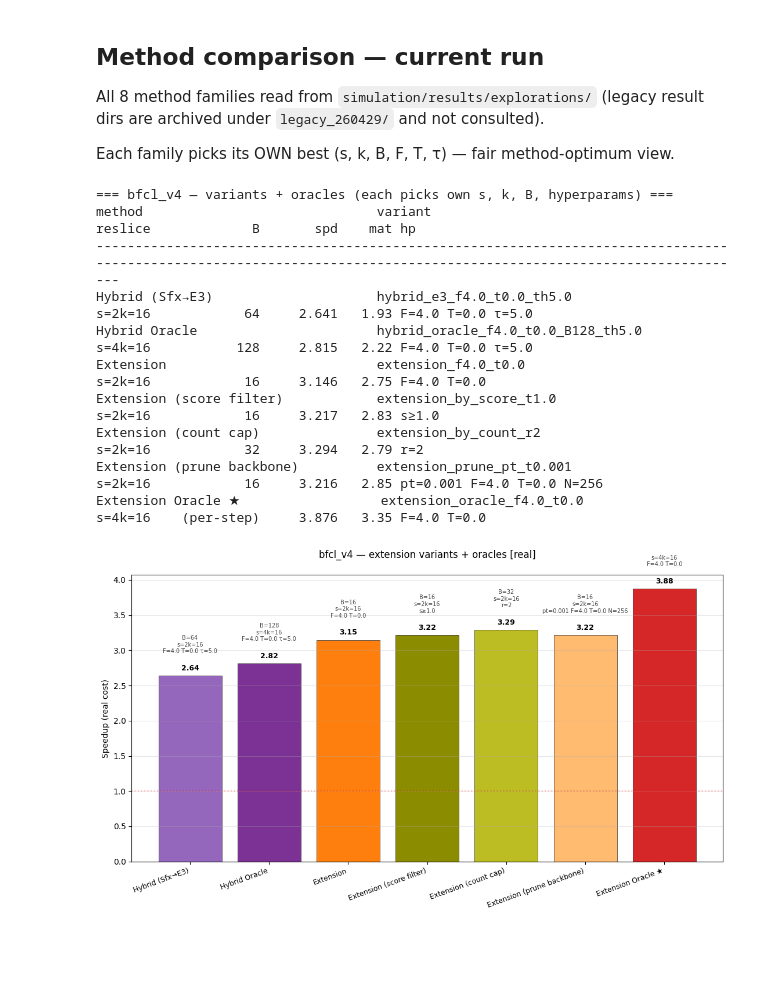
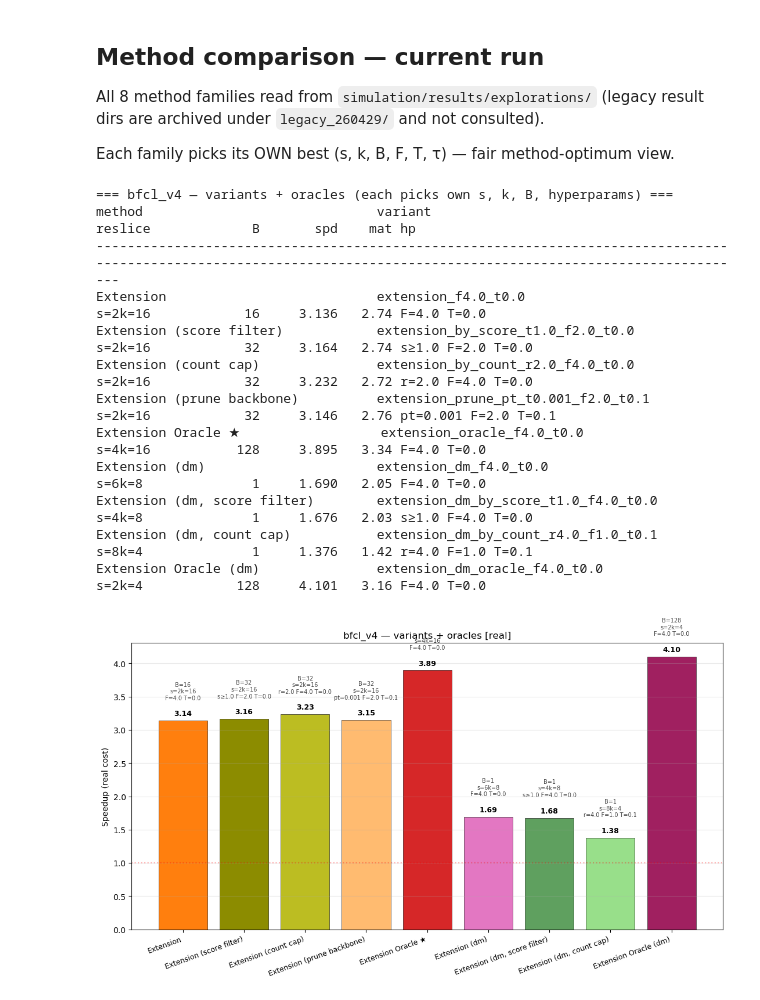
Before and after one commit to xogusrns123/advance-spec, a Jupyter notebook: simulation/notebooks/compare_methods.ipynb, the cells around one changed output. Drawn from its saved outputs; the diff is of its cells as text; code cells hidden in the pictures; blank space fills up the shorter version.

```diff
--- a/simulation/notebooks/compare_methods.ipynb
+++ b/simulation/notebooks/compare_methods.ipynb
@@ -481,25 +641,7 @@ for i, r in mdf_mat.iterrows():
     sub = bar_sub_label(r["family"], r["hp"], r["best_budget"], r.get("sk_tag"))
     if sub:
         ax.text(i, mat + 0.30, sub, ha="center", va="bottom",
-                fontsize=7, color="#444")
-
-# Gap arrow on MAT (oracle vs hybrid)
-fams = list(mdf_mat["family"].values)
-mats = list(mdf_mat["mat"].values)
-ext_or_idx = next((i for i, f in enumerate(fams) if f == "extension_oracle"), None)
-hyb_picks = [(mats[i], i) for i, f in enumerate(fams) if f in HYB_FAMS]
-if ext_or_idx is not None and hyb_picks:
-    h_mat, h_idx = max(hyb_picks)
-    e_mat = mats[ext_or_idx]
-    pct = (e_mat / h_mat - 1) * 100
-    x_lo, x_hi = sorted([h_idx, ext_or_idx])
-    ax.hlines(h_mat, x_lo - 0.4, x_hi + 0.4, colors="red", linestyles="--", alpha=0.8, linewidth=1.5)
-    ax.hlines(e_mat, x_lo - 0.4, x_hi + 0.4, colors="red", linestyles="--", alpha=0.8, linewidth=1.5)
-    arrow_x = x_hi + 0.6
-    ax.annotate("", xy=(arrow_x, e_mat), xytext=(arrow_x, h_mat),
-                arrowprops=dict(arrowstyle="<->", color="red", lw=2))
-    ax.text(arrow_x + 0.15, (h_mat + e_mat) / 2, f"{pct:+.1f}%",
-            ha="left", va="center", color="red", fontsize=11, fontweight="bold")
+                fontsize=7, color="#444444")
 
 ax.set_xticks(x)
 ax.set_xticklabels(mdf_mat["pretty"], rotation=35, ha="right", fontsize=9)
@@ -700,11 +817,15 @@ _metric_suffix = _METRIC_SUFFIX
 import re as _re
 
 CURRENT_DIR = Path('../results/explorations')
-ENROLLED_FAMILIES = [
-    'hybrid_e3', 'hybrid_oracle',
+# Variant chart shows ONLY extension-family methods (eagle3-base + dm-base).
+# Hybrids and single proposers are excluded by design — see §3-§6 for those.
+_ENROLLED_FULL = [
     'extension', 'extension_oracle',
     'extension_by_score', 'extension_by_count', 'extension_prune_pt',
+    'extension_dm', 'extension_dm_oracle',
+    'extension_dm_by_score', 'extension_dm_by_count',
 ]
+ENROLLED_FAMILIES = [f for f in _ENROLLED_FULL if f not in HIDDEN_FAMILIES]
 
 _v_records = []
 if not CURRENT_DIR.exists():
@@ -762,10 +883,13 @@ v_best = (v_all.sort_values('speedup', ascending=False)
 v_best['color'] = v_best['family'].map(FAMILY_COLOR).fillna('#cccccc')
 
 # Order: hybrid_e3 → hybrid_oracle → extension → variants → extension_oracle
-_order = ['hybrid_e3', 'hybrid_oracle',
-          'extension',
-          'extension_by_score', 'extension_by_count', 'extension_prune_pt',
-          'extension_oracle']
+_order_full = ['extension',
+               'extension_by_score', 'extension_by_count', 'extension_prune_pt',
+               'extension_oracle',
+               'extension_dm',
+               'extension_dm_by_score', 'extension_dm_by_count',
+               'extension_dm_oracle']
+_order = [f for f in _order_full if f not in HIDDEN_FAMILIES]
 v_best['_o'] = v_best['family'].map(
     {f: i for i, f in enumerate(_order)}).fillna(99)
 v_best = v_best.sort_values('_o').drop(columns='_o').reset_index(drop=True)
@@ -783,39 +907,41 @@ for _, r in v_best.iterrows():
 fig, ax = plt.subplots(figsize=(max(11, len(v_best) * 1.05), 6.5))
 x = np.arange(len(v_best))
 ax.bar(x, v_best['speedup'].values, color=v_best['color'].values,
        edgecolor='black', linewidth=0.4)
 for i, r in v_best.iterrows():
     spd = r['speedup']
     ax.text(i, spd + 0.05, f"{spd:.2f}",
             ha='center', va='bottom', fontsize=9, fontweight='bold')
     sub_parts = []
     bv = r['best_budget']
     # Skip B label for extension_oracle (per-step picker)
     if r['family'] != 'extension_oracle':
         sub_parts.append(f"B={bv}")
     if r['sk_tag'] != '?':
         sub_parts.append(r['sk_tag'])
     if r.get('hp'):
         sub_parts.append(r['hp'])
     ax.text(i, spd + 0.30, '\n'.join(sub_parts), ha='center', va='bottom',
-            fontsize=7, color='#444')
+            fontsize=7, color='#444444')
 ax.axhline(y=1.0, color='red', linestyle=':', alpha=0.3)
 ax.set_xticks(x)
 ax.set_xticklabels(v_best['pretty'].values, rotation=20, ha='right', fontsize=9)
 ax.set_ylabel(f'Speedup ({SPEEDUP_METRIC} cost)')
 ax.set_title(f'{WORKLOAD} — variants + oracles [{SPEEDUP_METRIC}]')
 ax.grid(axis='y', alpha=0.3)
 plt.tight_layout()
 plt.show()
 # %% [output]
 === bfcl_v4 — variants + oracles (each picks own s, k, B, hyperparams) ===
 method                              variant                                        reslice             B       spd    mat hp
 ---------------------------------------------------------------------------------------------------------------------------------------------------------------------
-Hybrid (Sfx→E3)                     hybrid_e3_f4.0_t0.0_th5.0                      s=2k=16            64     2.641   1.93 F=4.0 T=0.0 τ=5.0
-Hybrid Oracle                       hybrid_oracle_f4.0_t0.0_B128_th5.0             s=4k=16           128     2.815   2.22 F=4.0 T=0.0 τ=5.0
-Extension                           extension_f4.0_t0.0                            s=2k=16            16     3.146   2.75 F=4.0 T=0.0
-Extension (score filter)            extension_by_score_t1.0                        s=2k=16            16     3.217   2.83 s≥1.0
-Extension (count cap)               extension_by_count_r2                          s=2k=16            32     3.294   2.79 r=2
-Extension (prune backbone)          extension_prune_pt_t0.001                      s=2k=16            16     3.216   2.85 pt=0.001 F=4.0 T=0.0 N=256
-Extension Oracle ★                  extension_oracle_f4.0_t0.0                     s=4k=16    (per-step)     3.876   3.35 F=4.0 T=0.0
+Extension                           extension_f4.0_t0.0                            s=2k=16            16     3.136   2.74 F=4.0 T=0.0
+Extension (score filter)            extension_by_score_t1.0_f2.0_t0.0              s=2k=16            32     3.164   2.74 s≥1.0 F=2.0 T=0.0
+Extension (count cap)               extension_by_count_r2.0_f4.0_t0.0              s=2k=16            32     3.232   2.72 r=2.0 F=4.0 T=0.0
+Extension (prune backbone)          extension_prune_pt_t0.001_f2.0_t0.1            s=2k=16            32     3.146   2.76 pt=0.001 F=2.0 T=0.1
+Extension Oracle ★                  extension_oracle_f4.0_t0.0                     s=4k=16           128     3.895   3.34 F=4.0 T=0.0
+Extension (dm)                      extension_dm_f4.0_t0.0                         s=6k=8              1     1.690   2.05 F=4.0 T=0.0
+Extension (dm, score filter)        extension_dm_by_score_t1.0_f4.0_t0.0           s=4k=8              1     1.676   2.03 s≥1.0 F=4.0 T=0.0
+Extension (dm, count cap)           extension_dm_by_count_r4.0_f1.0_t0.1           s=8k=4              1     1.376   1.42 r=4.0 F=1.0 T=0.1
+Extension Oracle (dm)               extension_dm_oracle_f4.0_t0.0                  s=2k=4            128     4.101   3.16 F=4.0 T=0.0
-[figure, old version]
+[figure, new version]
```
Also changed, not shown: parts of 14 cells of this notebook, 33 other files.
